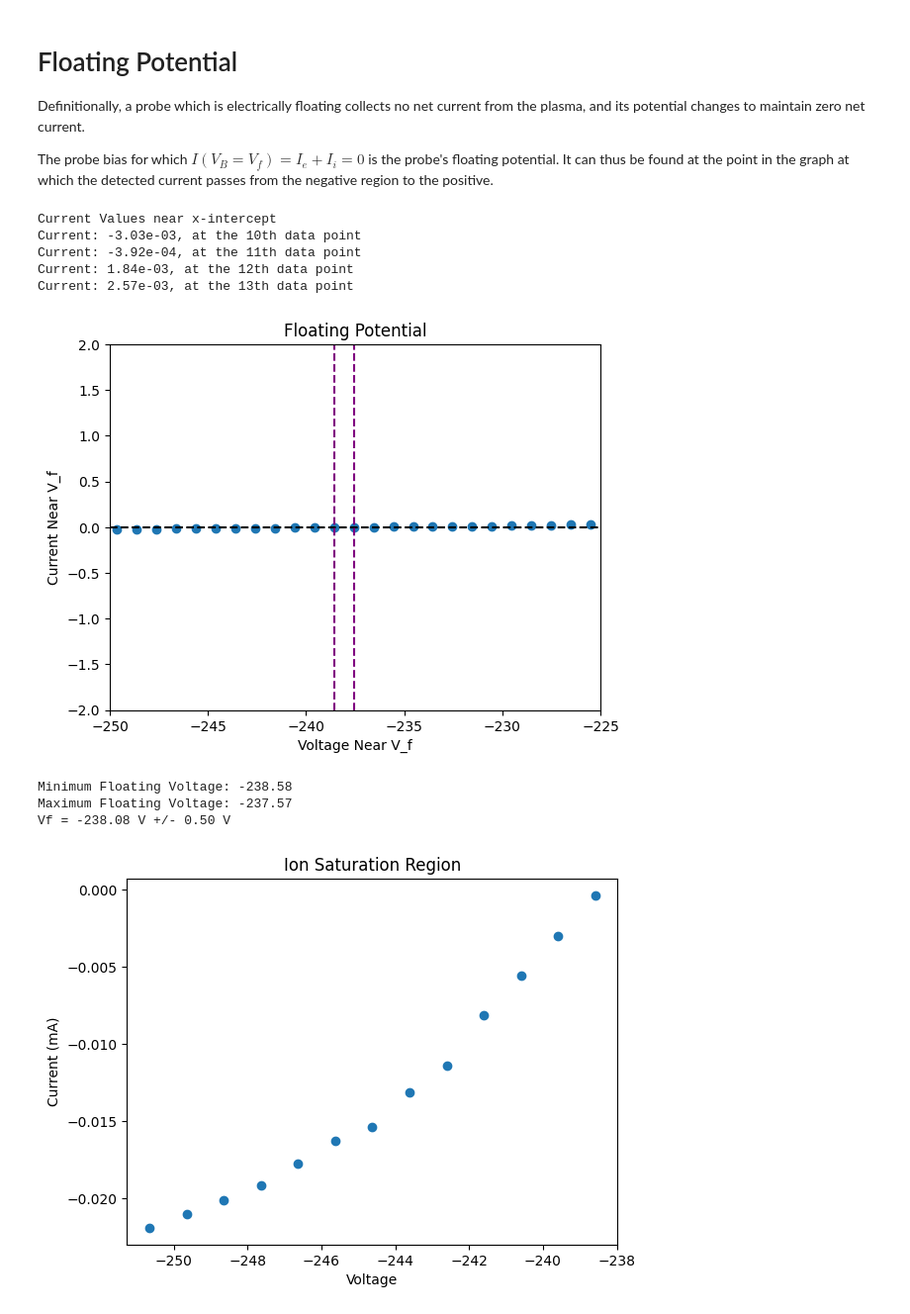
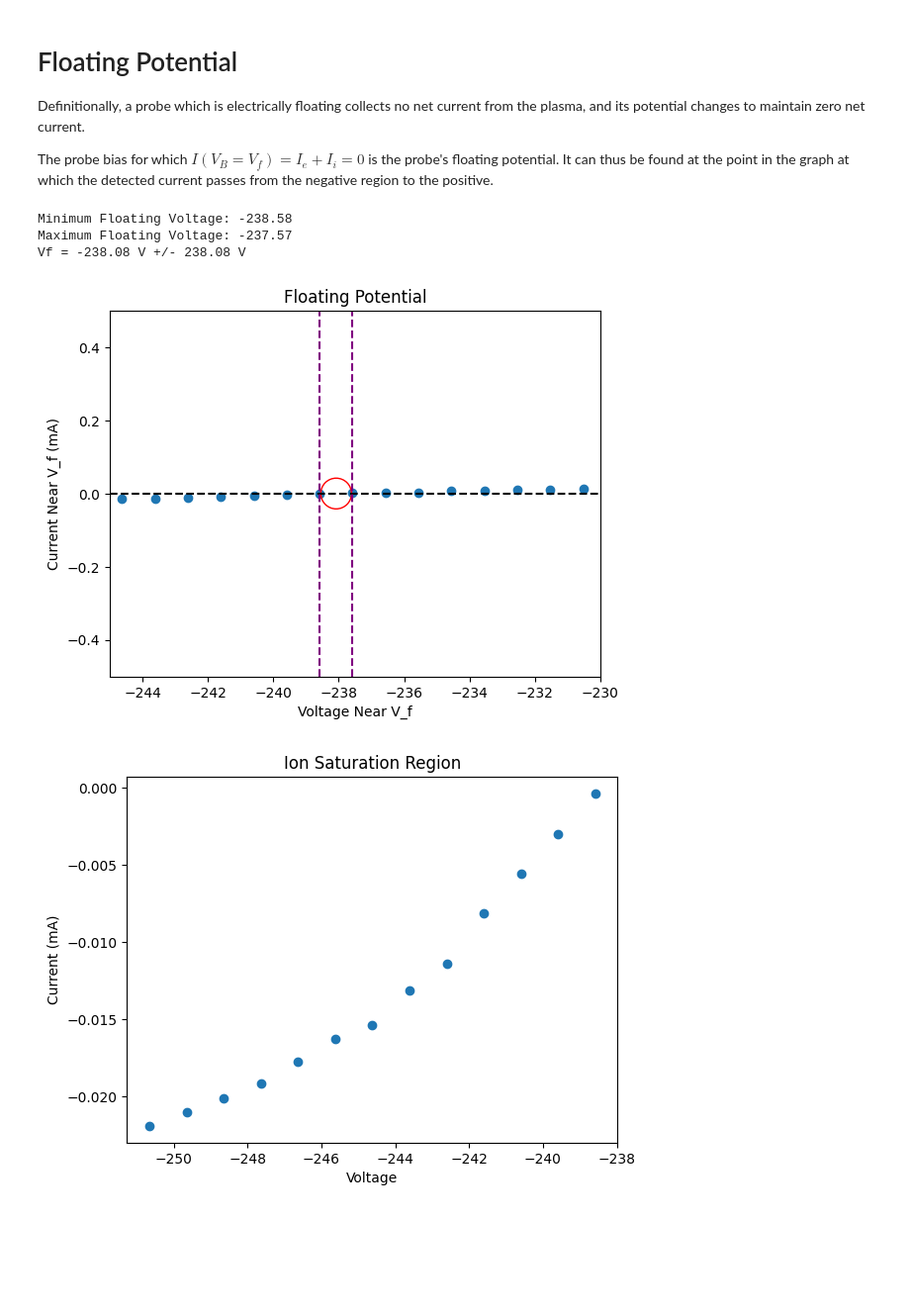
Before and after one commit to maraMaraschino/Adv-Lab, a Jupyter notebook: Langmuir Probe Experiment/langmuir_probe.ipynb, the cells around one changed output. Shown at 99% size. Drawn from its saved outputs; the diff is of its cells as text; code cells hidden in the pictures; blank space fills up the shorter version.

Commit message:
Added plots

```diff
--- a/Langmuir Probe Experiment/langmuir_probe.ipynb
+++ b/Langmuir Probe Experiment/langmuir_probe.ipynb
@@ -111,38 +113,37 @@ The probe bias for which $I(V_B = V_f) = I_e + I_i = 0$ is the probe's floating
 # %%
 # Finding the floating potential
 # Sweep through the left side of the average data and find the intercept point
 # Narrowing in on the y-intercept
-print(f'Current Values near x-intercept')
-for i, point in enumerate(y_avg[11:15]):
-    print(f"Current: {point:.2e}, at the {i+10}th data point")
+#print(f'Current Values near x-intercept')
+#for i, point in enumerate(y_avg[11:15]):
+#    print(f"Current: {point:.2e}, at the {i+10}th data point")
 V_f1_min = x_avg[12]
 V_f1_max = x_avg[13]
+
+print(f'Minimum Floating Voltage: {V_f1_min:.2f}')
+print(f'Maximum Floating Voltage: {V_f1_max:.2f}')
+float_value = (V_f1_max+V_f1_min)/2
+print(f'Vf = {float_value:.2f} V +/- {abs(float_value):.2f} V')
+
 plt.figure()
 plt.axhline(y=0, color='black', linestyle='--')
 plt.axvline(x=V_f1_min, color='purple', linestyle='--')
 plt.axvline(x=V_f1_max, color='purple', linestyle='--')
-plt.xlim(-250, -225)
-plt.ylim(-2,2)
-plt.ylabel('Current Near V_f')
+plt.xlim(-245, -230)
+plt.ylim(-0.5,0.5)
+plt.ylabel('Current Near V_f (mA)')
 plt.xlabel('Voltage Near V_f')
 plt.title('Floating Potential')
 plt.scatter(x_avg, y_avg)
+# Circle the floating potential
+plt.scatter(x=float_value, y=0, s=500, facecolors='none', edgecolors='red', marker='o',linewidths=1)
 plt.savefig('Floating Potential.png')
 plt.show()
-
-print(f'Minimum Floating Voltage: {V_f1_min:.2f}')
-print(f'Maximum Floating Voltage: {V_f1_max:.2f}')
-print(f'Vf = {(V_f1_max + V_f1_min)/2:.2f} V +/- {abs(V_f1_max-V_f1_min)/2:.2f} V')
 # %% [output]
-Current Values near x-intercept
-Current: -3.03e-03, at the 10th data point
-Current: -3.92e-04, at the 11th data point
-Current: 1.84e-03, at the 12th data point
-Current: 2.57e-03, at the 13th data point
+Minimum Floating Voltage: -238.58
+Maximum Floating Voltage: -237.57
+Vf = -238.08 V +/- 238.08 V
-[figure, old version]
+[figure, new version]
-Minimum Floating Voltage: -238.58
-Maximum Floating Voltage: -237.57
-Vf = -238.08 V +/- 0.50 V
 # %%
 is_x = x_avg[:13]
 is_y = y_avg[:13]
```
Also changed, not shown: parts of 4 cells of this notebook, 2 other files.
